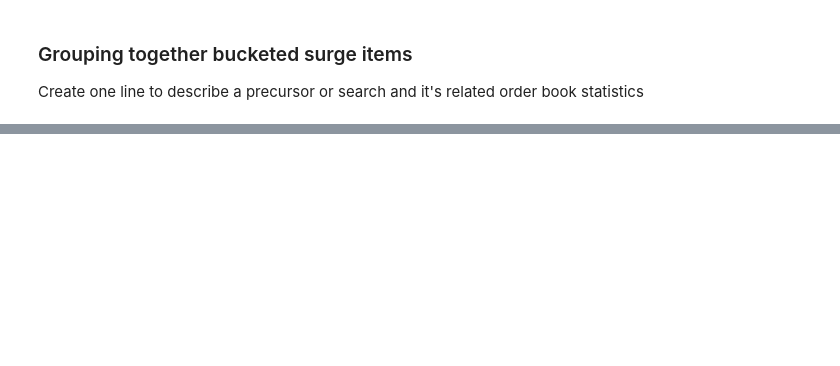
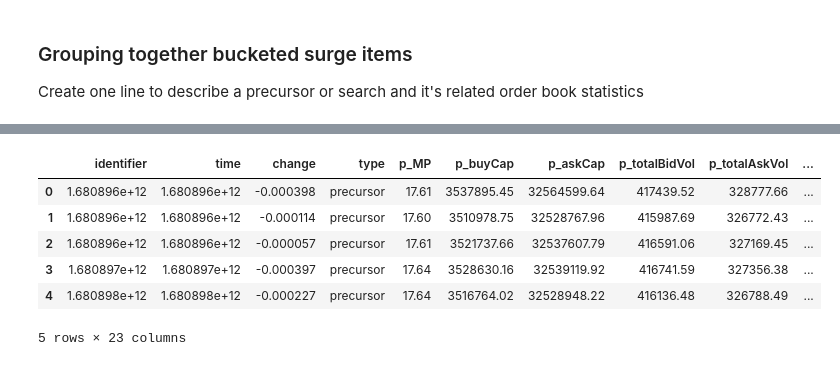
Before and after one commit to stefanbund/grus-m2, a Jupyter notebook: core/ PANDAs_Time series_momentum.ipynb, the cells around one changed output, grey strips where cells are left out. Cells and saved outputs as stored; diff of their text form; code cells hidden in the pictures; blank space fills up the shorter version.

```diff
--- a/core/ PANDAs_Time series_momentum.ipynb
+++ b/core/ PANDAs_Time series_momentum.ipynb
@@ -437,0 +386,7 @@ print(unique_df)
+# %%
+even_df = unique_df.iloc[::2].reset_index(drop=True)
+odd_df = unique_df.iloc[1::2].reset_index(drop=True)
+
+merged_df = pd.concat([even_df, odd_df], axis=1)
+
+print(merged_df)
@@ -437,0 +411,11 @@ print(unique_df)
+# %%
+nan_cols = merged_df.dropna(axis=1, how='all')
+nan_cols.head()
+# %% [output]
+|  | identifier | time | change | type | p_MP | p_buyCap | p_askCap | p_totalBidVol | p_totalAskVol | ... |
+| 0 | 1.680896e+12 | 1.680896e+12 | -0.000398 | precursor | 17.61 | 3537895.45 | 32564599.64 | 417439.52 | 328777.66 | ... |
+| 1 | 1.680896e+12 | 1.680896e+12 | -0.000114 | precursor | 17.60 | 3510978.75 | 32528767.96 | 415987.69 | 326772.43 | ... |
+| 2 | 1.680896e+12 | 1.680896e+12 | -0.000057 | precursor | 17.61 | 3521737.66 | 32537607.79 | 416591.06 | 327169.45 | ... |
+| 3 | 1.680897e+12 | 1.680897e+12 | -0.000397 | precursor | 17.64 | 3528630.16 | 32539119.92 | 416741.59 | 327356.38 | ... |
+| 4 | 1.680898e+12 | 1.680898e+12 | -0.000227 | precursor | 17.64 | 3516764.02 | 32528948.22 | 416136.48 | 326788.49 | ... |
+5 rows × 23 columns
```
Also changed, not shown: parts of 22 cells of this notebook, 1 other file.
